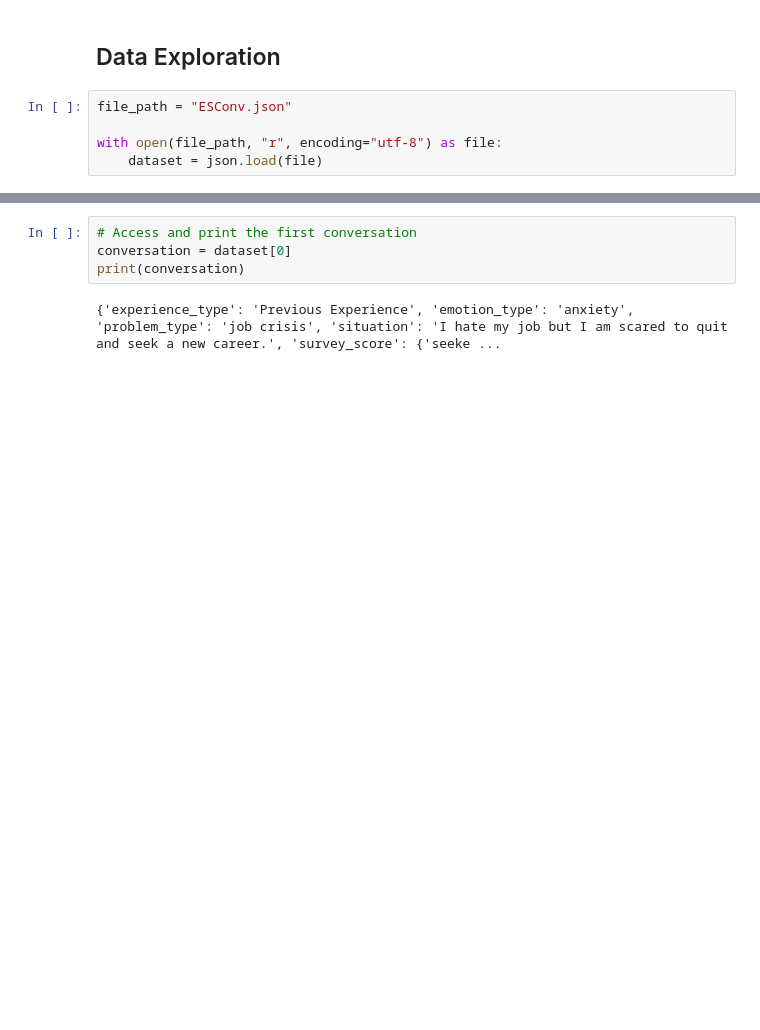
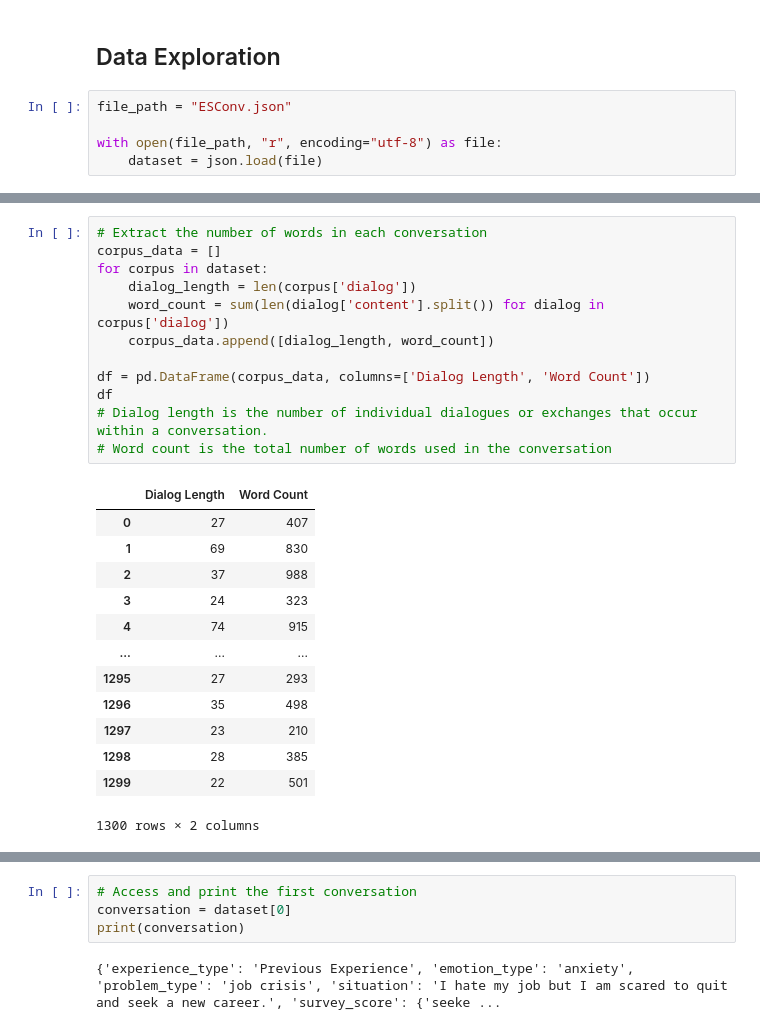
Before and after one commit to JuliaWieczorek/SupportSystem, a Jupyter notebook: SupportSystem.ipynb, the cells around one changed output, grey strips where cells are left out. Saved outputs shown, nothing was run; the diff lists cells and outputs as text; blank space fills up the shorter version.

```diff
--- a/SupportSystem.ipynb
+++ b/SupportSystem.ipynb
@@ -22,0 +53,26 @@ with open(file_path, "r", encoding="utf-8") as file:
+# %%
+# Extract the number of words in each conversation
+corpus_data = []
+for corpus in dataset:
+    dialog_length = len(corpus['dialog'])
+    word_count = sum(len(dialog['content'].split()) for dialog in corpus['dialog'])
+    corpus_data.append([dialog_length, word_count])
+
+df = pd.DataFrame(corpus_data, columns=['Dialog Length', 'Word Count'])
+df
+# Dialog length is the number of individual dialogues or exchanges that occur within a conversation.
+# Word count is the total number of words used in the conversation
+# %% [output]
+|  | Dialog Length | Word Count |
+| 0 | 27 | 407 |
+| 1 | 69 | 830 |
+| 2 | 37 | 988 |
+| 3 | 24 | 323 |
+| 4 | 74 | 915 |
+| ... | ... | ... |
+| 1295 | 27 | 293 |
+| 1296 | 35 | 498 |
+| 1297 | 23 | 210 |
+| 1298 | 28 | 385 |
+| 1299 | 22 | 501 |
+1300 rows × 2 columns
```
Also changed, not shown: parts of 3 cells of this notebook.
